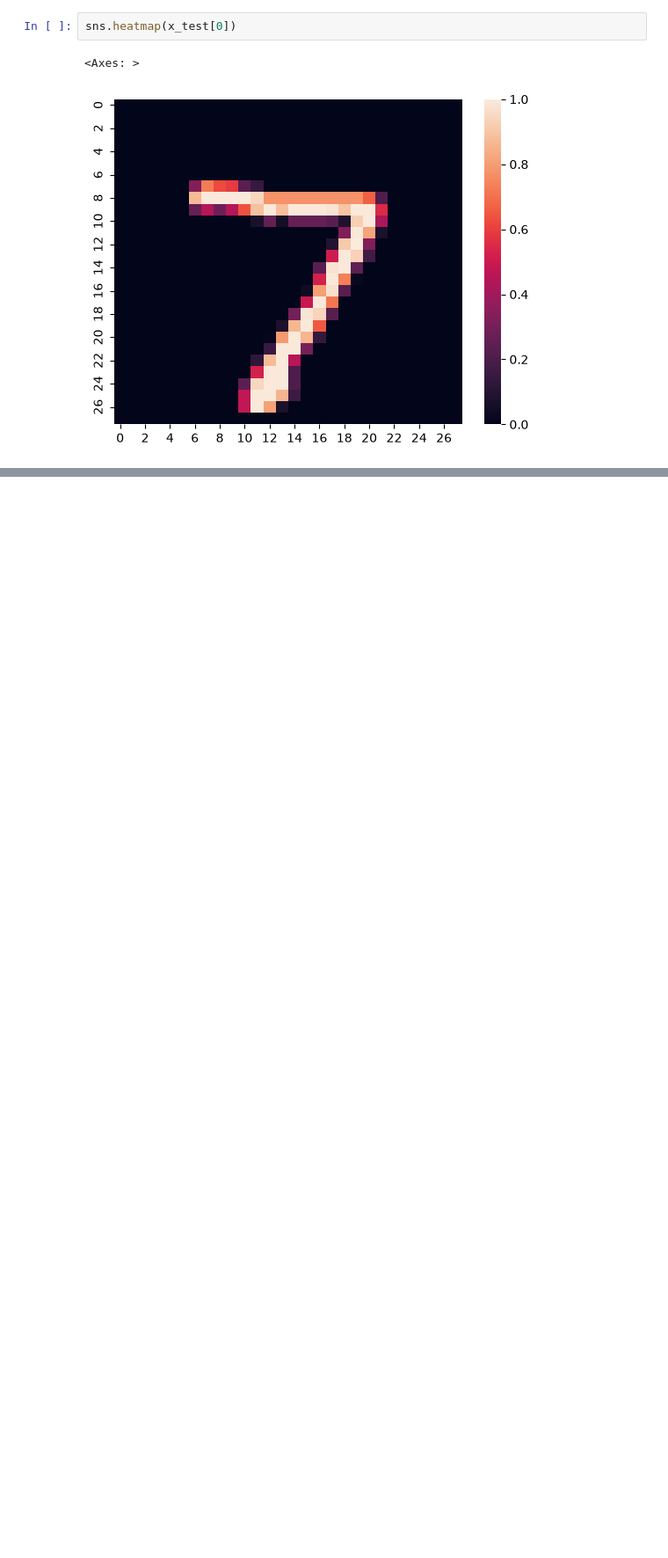
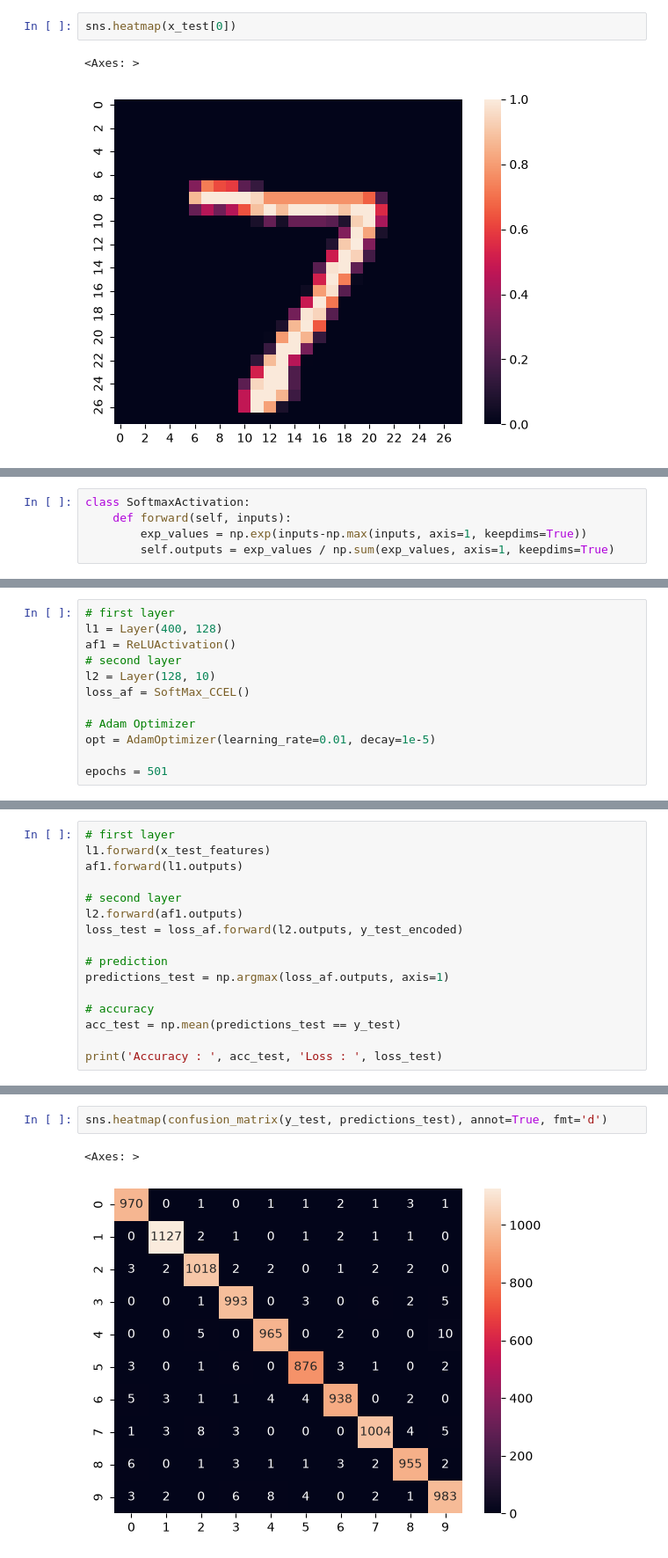
Before and after one commit to ayansuvra/Neural-Network-From-Scratch, a Jupyter notebook: EncoderDecoder.ipynb, the cells around one changed output, grey strips where cells are left out. Shown at 88% size. Drawn from its saved outputs; the diff is of its cells as text; blank space fills up the shorter version.

Commit message:
Fully Connected Layer is Trained

```diff
--- a/EncoderDecoder.ipynb
+++ b/EncoderDecoder.ipynb
@@ -125,0 +161,5 @@ sns.heatmap(autoencoder.predict(x_test[:1]).reshape(28, 28))
+# %%
+class SoftmaxActivation:
+    def forward(self, inputs):
+        exp_values = np.exp(inputs-np.max(inputs, axis=1, keepdims=True))
+        self.outputs = exp_values / np.sum(exp_values, axis=1, keepdims=True)
@@ -125,0 +274,12 @@ sns.heatmap(autoencoder.predict(x_test[:1]).reshape(28, 28))
+# %%
+# first layer
+l1 = Layer(400, 128)
+af1 = ReLUActivation()
+# second layer
+l2 = Layer(128, 10)
+loss_af = SoftMax_CCEL()
+
+# Adam Optimizer
+opt = AdamOptimizer(learning_rate=0.01, decay=1e-5)
+
+epochs = 501
@@ -125,0 +336,16 @@ sns.heatmap(autoencoder.predict(x_test[:1]).reshape(28, 28))
+# %%
+# first layer
+l1.forward(x_test_features)
+af1.forward(l1.outputs)
+
+# second layer
+l2.forward(af1.outputs)
+loss_test = loss_af.forward(l2.outputs, y_test_encoded)
+
+# prediction
+predictions_test = np.argmax(loss_af.outputs, axis=1)
+
+# accuracy
+acc_test = np.mean(predictions_test == y_test)
+
+print('Accuracy : ', acc_test, 'Loss : ', loss_test)
@@ -125,0 +354,5 @@ sns.heatmap(autoencoder.predict(x_test[:1]).reshape(28, 28))
+# %%
+sns.heatmap(confusion_matrix(y_test, predictions_test), annot=True, fmt='d')
+# %% [output]
+<Axes: >
+[figure, added]
```
Also changed, not shown: parts of 23 cells of this notebook.
